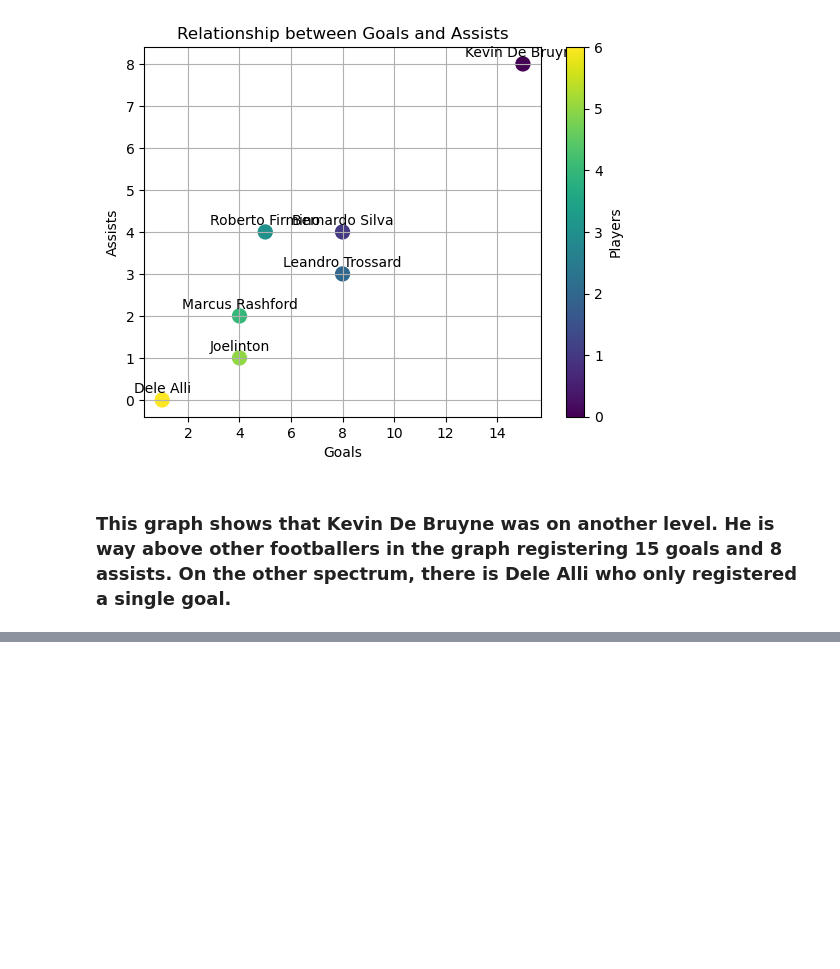
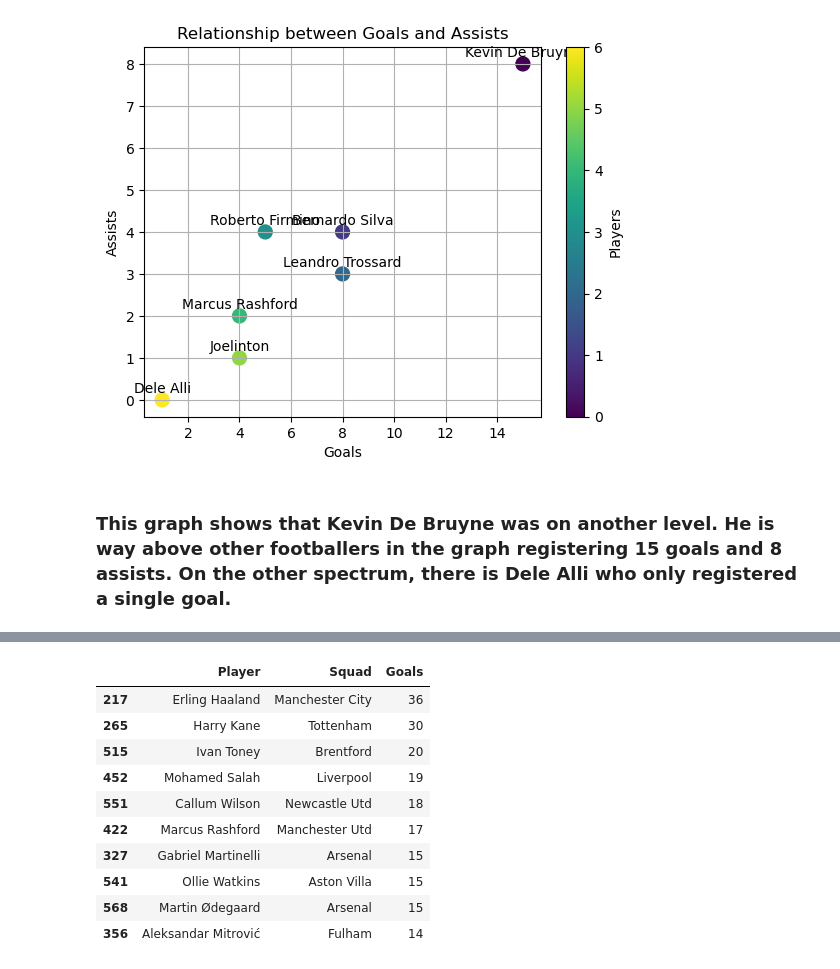
Before and after one commit to aasnayem/Soccer, a Jupyter notebook: SoccerData.ipynb, the cells around one changed output, grey strips where cells are left out. Saved outputs shown, nothing was run; the diff lists cells and outputs as text; code cells hidden in the pictures; blank space fills up the shorter version.

```diff
--- a/SoccerData.ipynb
+++ b/SoccerData.ipynb
@@ -205,0 +284,16 @@ plt.show()
+# %%
+# Show the top scorers for the 2022/23 season to compare
+top_scorers = df2[['Player','Squad','Goals']].sort_values(by='Goals',ascending=False)
+top_scorers.head(10)
+# %% [output]
+|  | Player | Squad | Goals |
+| 217 | Erling Haaland | Manchester City | 36 |
+| 265 | Harry Kane | Tottenham | 30 |
+| 515 | Ivan Toney | Brentford | 20 |
+| 452 | Mohamed Salah | Liverpool | 19 |
+| 551 | Callum Wilson | Newcastle Utd | 18 |
+| 422 | Marcus Rashford | Manchester Utd | 17 |
+| 327 | Gabriel Martinelli | Arsenal | 15 |
+| 541 | Ollie Watkins | Aston Villa | 15 |
+| 568 | Martin Ødegaard | Arsenal | 15 |
+| 356 | Aleksandar Mitrović | Fulham | 14 |
```
Also changed, not shown: parts of 13 cells of this notebook, 1 other file.
